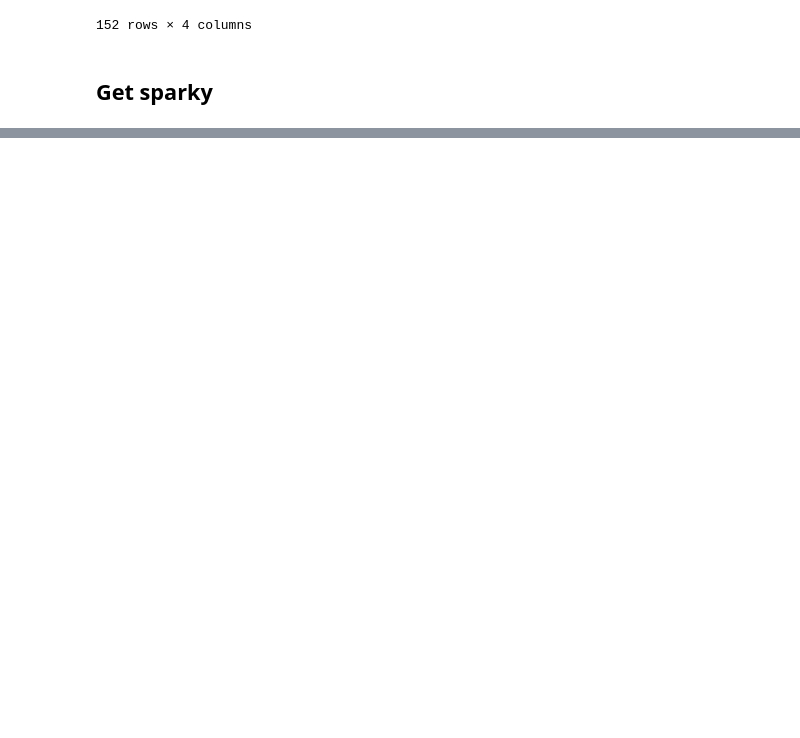
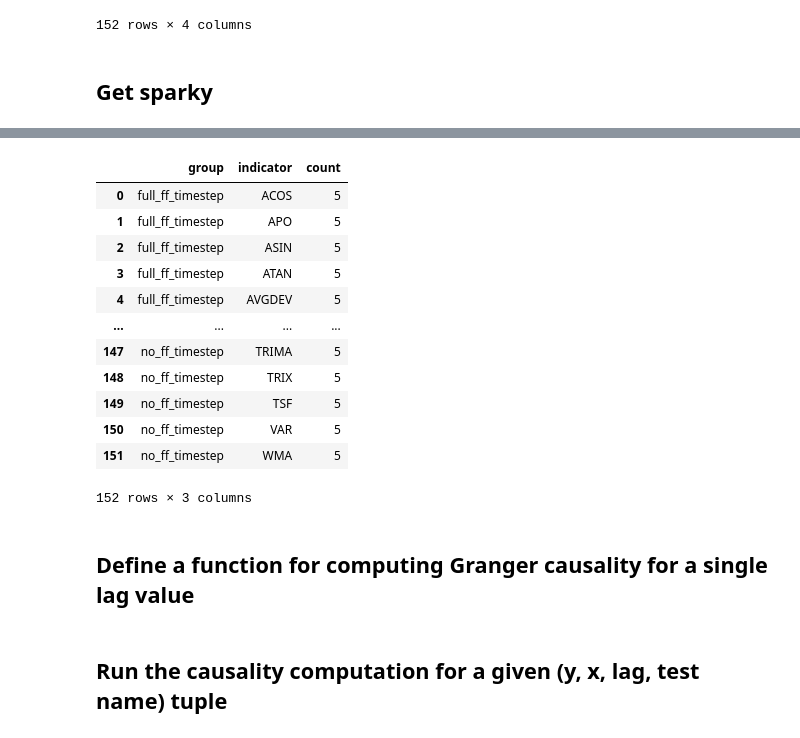
Before and after one commit to badassdatascience/badass-data-science, a Jupyter notebook: badassdatascience/forex/EDA/exploring_the_data.ipynb, the cells around one changed output, grey strips where cells are left out. Drawn from its saved outputs; the diff is of its cells as text; code cells hidden in the pictures; blank space fills up the shorter version.

```diff
--- a/badassdatascience/forex/EDA/exploring_the_data.ipynb
+++ b/badassdatascience/forex/EDA/exploring_the_data.ipynb
@@ -235,3 +226,0 @@ To adjust logging level use sc.setLogLevel(newLevel). For SparkR, use setLogLeve
-# %%
-sdf = spark.createDataFrame(df_all)
-sdf.show(2)
@@ -246,0 +229,9 @@ only showing top 2 rows
+# %%
+convert_from_pandas = False  # set somewhere else
+file_sdf = 'test.parquet'  # set somewhere else
+
+if convert_from_pandas:
+    sdf = spark.createDataFrame(df_all).coalesce(15)
+    sdf.write.parquet('test.parquet')
+else:
+    sdf = spark.read.parquet(file_sdf)
@@ -247,11 +260,11 @@ only showing top 2 rows
 # %%
-lag_max = 200  # set somewhere else
+lag_max = 5  # set somewhere else
 y_column_name = 'mid_c'  # set somewhere else
 granger_causality_test_to_use = 'ssr_chi2test'  # set somewhere else
 # %%
 pdf_lags = pd.DataFrame({'lag' : range(1, lag_max + 1)})
 sdf_lags = spark.createDataFrame(pdf_lags)
-sdf_all_with_lags = sdf.crossJoin(sdf_lags).coalesce(15)
+sdf_all_with_lags = sdf.crossJoin(sdf_lags)  # .coalesce(200)
 # %%
 sdf_all_with_lags.show(4)
 # %% [output]
@@ -268,3 +303,28 @@ only showing top 4 rows
+# %%
+(
+    sdf_all_with_lags
+    .groupBy('group', 'indicator')
+    .agg(
+        f.count('lag').alias('count')
+    )
+    .orderBy('group', 'indicator')
+).toPandas().reset_index().drop(columns = ['index'])
+# %% [output]
+|  | group | indicator | count |
+| 0 | full_ff_timestep | ACOS | 5 |
+| 1 | full_ff_timestep | APO | 5 |
+| 2 | full_ff_timestep | ASIN | 5 |
+| 3 | full_ff_timestep | ATAN | 5 |
+| 4 | full_ff_timestep | AVGDEV | 5 |
+| ... | ... | ... | ... |
+| 147 | no_ff_timestep | TRIMA | 5 |
+| 148 | no_ff_timestep | TRIX | 5 |
+| 149 | no_ff_timestep | TSF | 5 |
+| 150 | no_ff_timestep | VAR | 5 |
+| 151 | no_ff_timestep | WMA | 5 |
+152 rows × 3 columns
+# %% [markdown]
+## Define a function for computing Granger causality for a single lag value
 # %%
 def gc_it(caused_by, causing, only_one_lag, test_name):
     import pandas as pd
@@ -282,6 +342,8 @@ def gc_it(caused_by, causing, only_one_lag, test_name):
     return float(p_value)
 
 udf_gc_it = f.udf(gc_it, FloatType())
+# %% [markdown]
+## Run the causality computation for a given (y, x, lag, test name) tuple
 # %%
 sdf_granger_causality_test_p_computed = (
     sdf_all_with_lags
```
Also changed, not shown: parts of 25 cells of this notebook.
